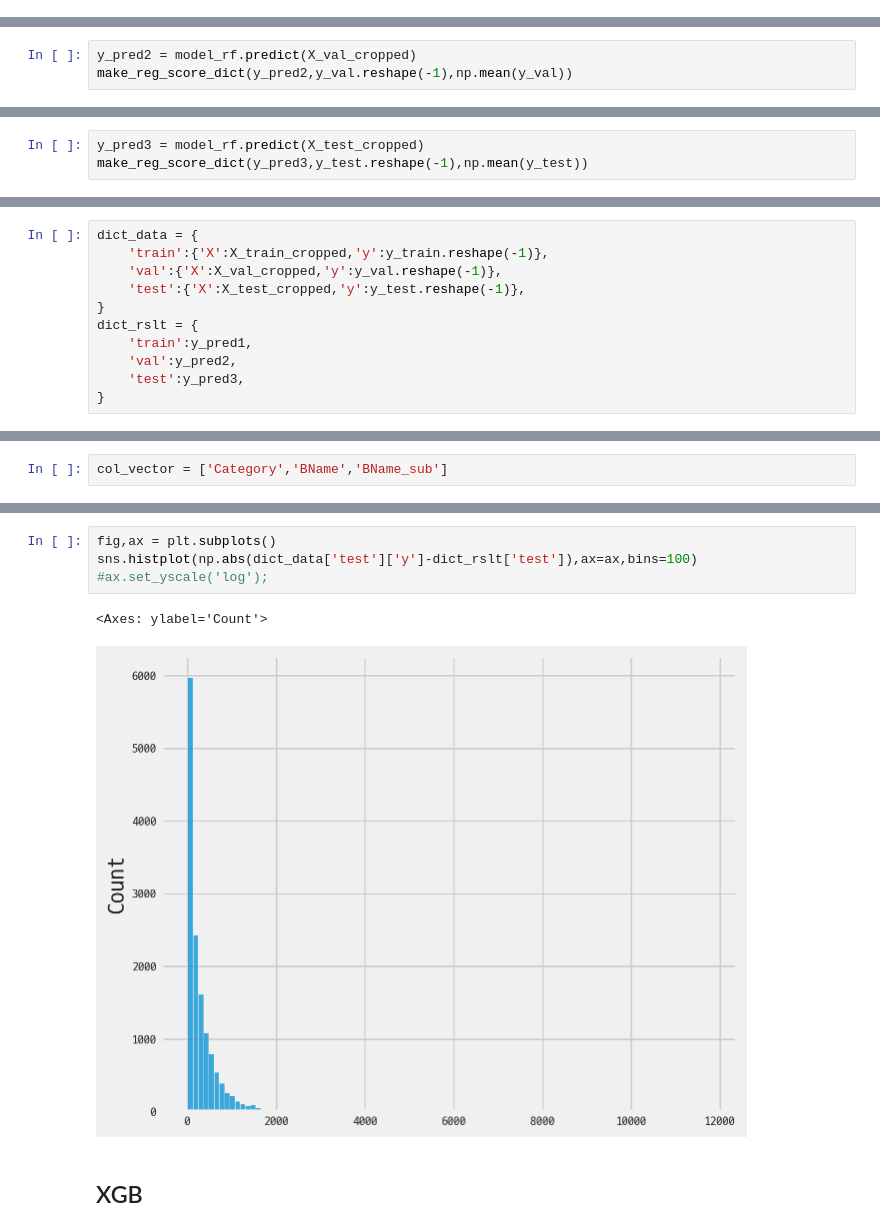
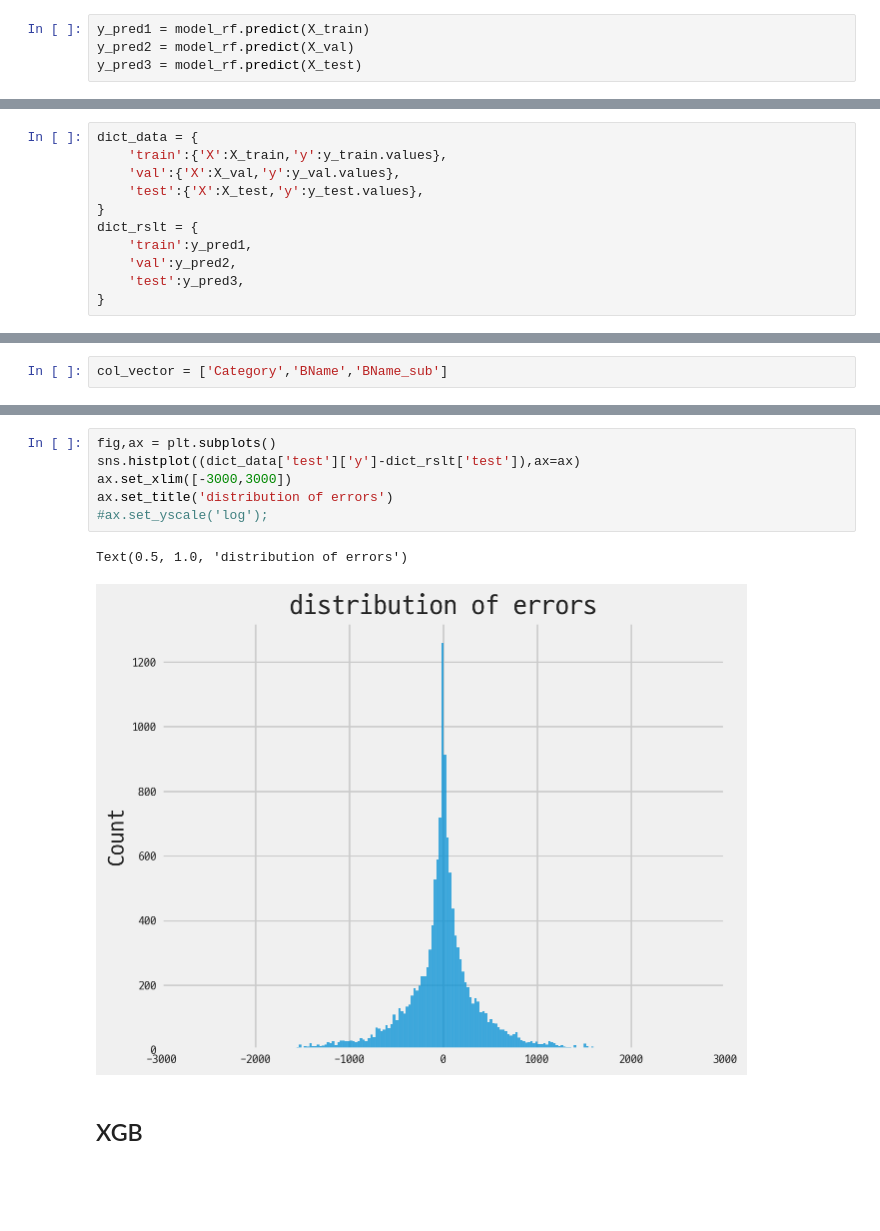
Before and after one commit to kdt-3-second-Project/aladin_usedbook, a Jupyter notebook: research/240717_simple_model_for_sample.ipynb, the cells around one changed output, grey strips where cells are left out. Drawn from its saved outputs; the diff is of its cells as text; blank space fills up the shorter version.

Commit message:
feat/simple model without some columns

```diff
--- a/research/240717_simple_model_for_sample.ipynb
+++ b/research/240717_simple_model_for_sample.ipynb
@@ -100,3 +122,7 @@ y_pred1 = model_rf.predict(X_train_cropped)
+# %%
+y_pred1 = model_rf.predict(X_train)
+y_pred2 = model_rf.predict(X_val)
+y_pred3 = model_rf.predict(X_test)
 # %%
 display(y_pred1.shape)
 display(y_train.shape)
@@ -113,3 +131,0 @@ make_reg_score_dict(y_pred1,y_train.reshape(-1),np.mean(y_train))
-# %%
-y_pred2 = model_rf.predict(X_val_cropped)
-make_reg_score_dict(y_pred2,y_val.reshape(-1),np.mean(y_val))
@@ -121,3 +131,0 @@ make_reg_score_dict(y_pred2,y_val.reshape(-1),np.mean(y_val))
-# %%
-y_pred3 = model_rf.predict(X_test_cropped)
-make_reg_score_dict(y_pred3,y_test.reshape(-1),np.mean(y_test))
@@ -129,8 +132,8 @@ make_reg_score_dict(y_pred3,y_test.reshape(-1),np.mean(y_test))
 # %%
 dict_data = {
-    'train':{'X':X_train_cropped,'y':y_train.reshape(-1)},
-    'val':{'X':X_val_cropped,'y':y_val.reshape(-1)},
-    'test':{'X':X_test_cropped,'y':y_test.reshape(-1)},
+    'train':{'X':X_train,'y':y_train.values},
+    'val':{'X':X_val,'y':y_val.values},
+    'test':{'X':X_test,'y':y_test.values},
 }
 dict_rslt = {
     'train':y_pred1,
@@ -282,9 +291,11 @@ pass
 # %%
 fig,ax = plt.subplots()
-sns.histplot(np.abs(dict_data['test']['y']-dict_rslt['test']),ax=ax,bins=100)
+sns.histplot((dict_data['test']['y']-dict_rslt['test']),ax=ax)
+ax.set_xlim([-3000,3000])
+ax.set_title('distribution of errors')
 #ax.set_yscale('log');
 # %% [output]
-<Axes: ylabel='Count'>
+Text(0.5, 1.0, 'distribution of errors')
-[figure, old version]
+[figure, new version]
 # %% [markdown]
 ## XGB
```
Also changed, not shown: parts of 21 cells of this notebook.
